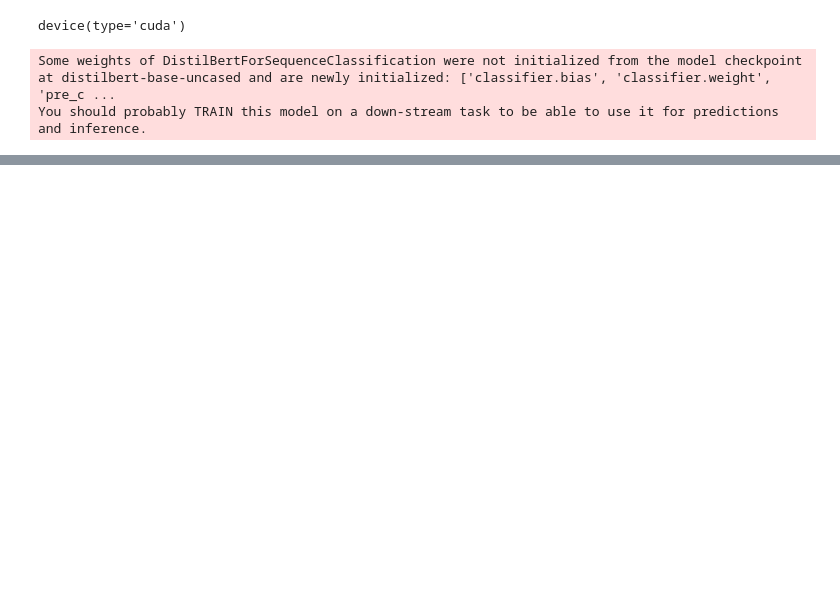
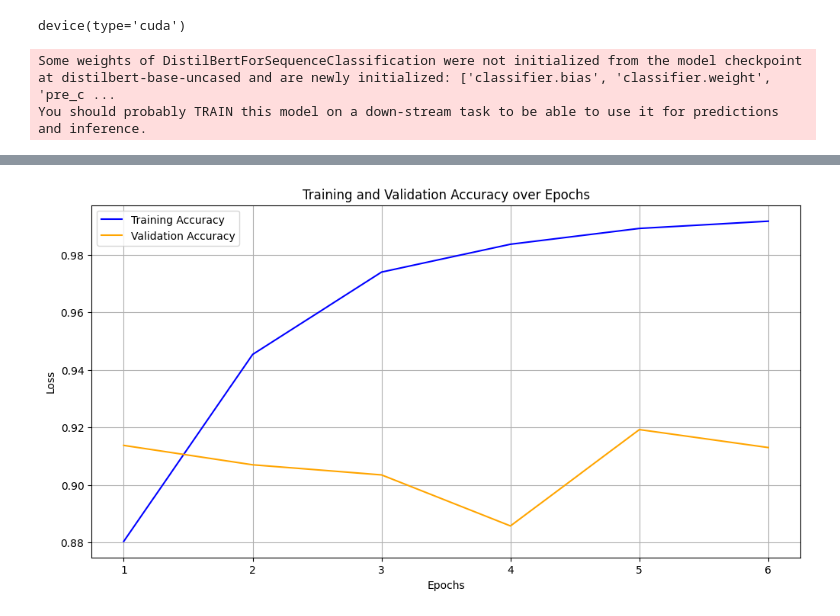
Before and after one commit to IvanKholodilo/StepikEval, a Jupyter notebook: train_models/pn.ipynb, the cells around one changed output, grey strips where cells are left out. Saved outputs shown, nothing was run; the diff lists cells and outputs as text; code cells hidden in the pictures; blank space fills up the shorter version.

```diff
--- a/train_models/pn.ipynb
+++ b/train_models/pn.ipynb
@@ -247,0 +269,12 @@ torch.save(model.state_dict(), PATH)
+# %%
+plt.figure(figsize=(12, 6))
+plt.plot(range(1, len(f1_train_h) + 1), accuracy_train_h, label='Training Accuracy', color='blue')
+plt.plot(range(1, len(f1_train_h) + 1), accuracy_test_h, label='Validation Accuracy', color='orange')
+plt.title('Training and Validation Accuracy over Epochs')
+plt.xlabel('Epochs')
+plt.ylabel('Loss')
+plt.legend()
+plt.grid()
+plt.show()
+# %% [output]
+[figure, added]
```
Also changed, not shown: parts of 13 cells of this notebook, 2 other files.
